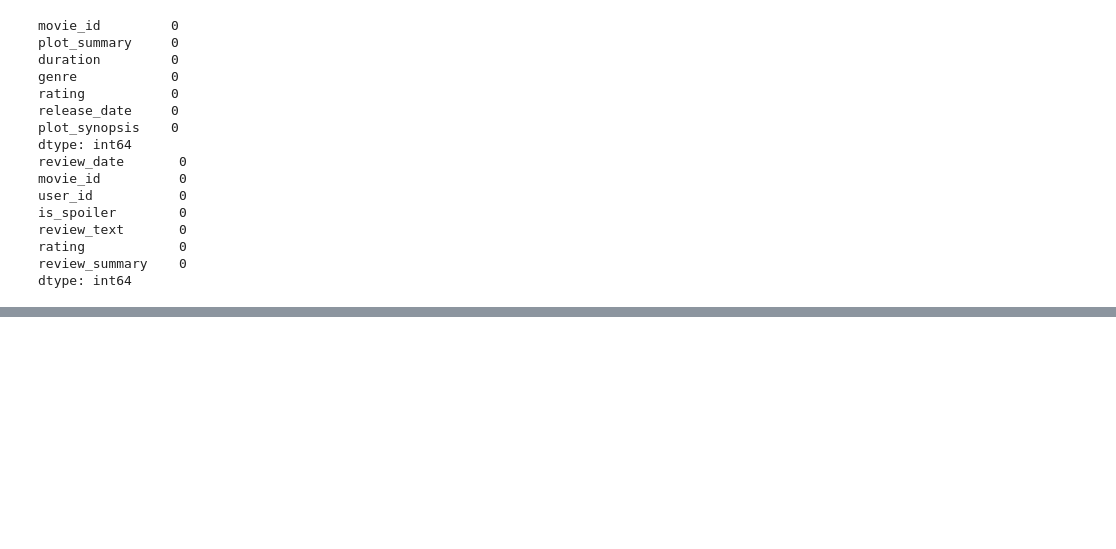
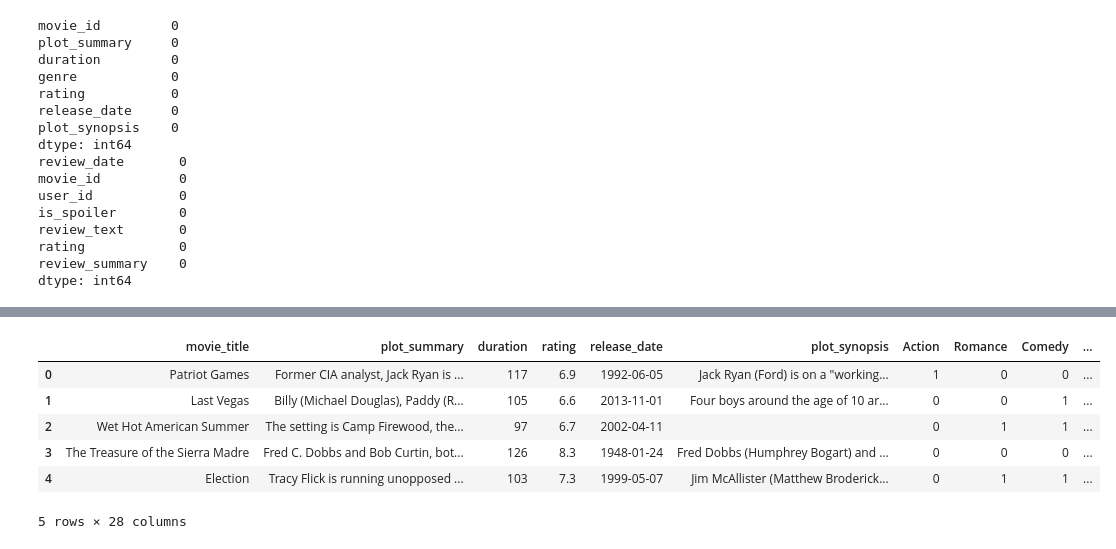
Before and after one commit to HaoEarm/DSA4213_Proj, a Jupyter notebook: EDA_imdb.ipynb, the cells around one changed output, grey strips where cells are left out. Saved outputs shown, nothing was run; the diff lists cells and outputs as text; code cells hidden in the pictures; blank space fills up the shorter version.

```diff
--- a/EDA_imdb.ipynb
+++ b/EDA_imdb.ipynb
@@ -220,0 +258,10 @@ imdb_movies_with_titles
+# %%
+imdb_movies_with_titles.head()
+# %% [output]
+|  | movie_title | plot_summary | duration | rating | release_date | plot_synopsis | Action | Romance | Comedy | ... |
+| 0 | Patriot Games | Former CIA analyst, Jack Ryan is ... | 117 | 6.9 | 1992-06-05 | Jack Ryan (Ford) is on a "working... | 1 | 0 | 0 | ... |
+| 1 | Last Vegas | Billy (Michael Douglas), Paddy (R... | 105 | 6.6 | 2013-11-01 | Four boys around the age of 10 ar... | 0 | 0 | 1 | ... |
+| 2 | Wet Hot American Summer | The setting is Camp Firewood, the... | 97 | 6.7 | 2002-04-11 |  | 0 | 1 | 1 | ... |
+| 3 | The Treasure of the Sierra Madre | Fred C. Dobbs and Bob Curtin, bot... | 126 | 8.3 | 1948-01-24 | Fred Dobbs (Humphrey Bogart) and ... | 0 | 0 | 0 | ... |
+| 4 | Election | Tracy Flick is running unopposed ... | 103 | 7.3 | 1999-05-07 | Jim McAllister (Matthew Broderick... | 0 | 1 | 1 | ... |
+5 rows × 28 columns
```
Also changed, not shown: parts of 17 cells of this notebook, 1 other file.
